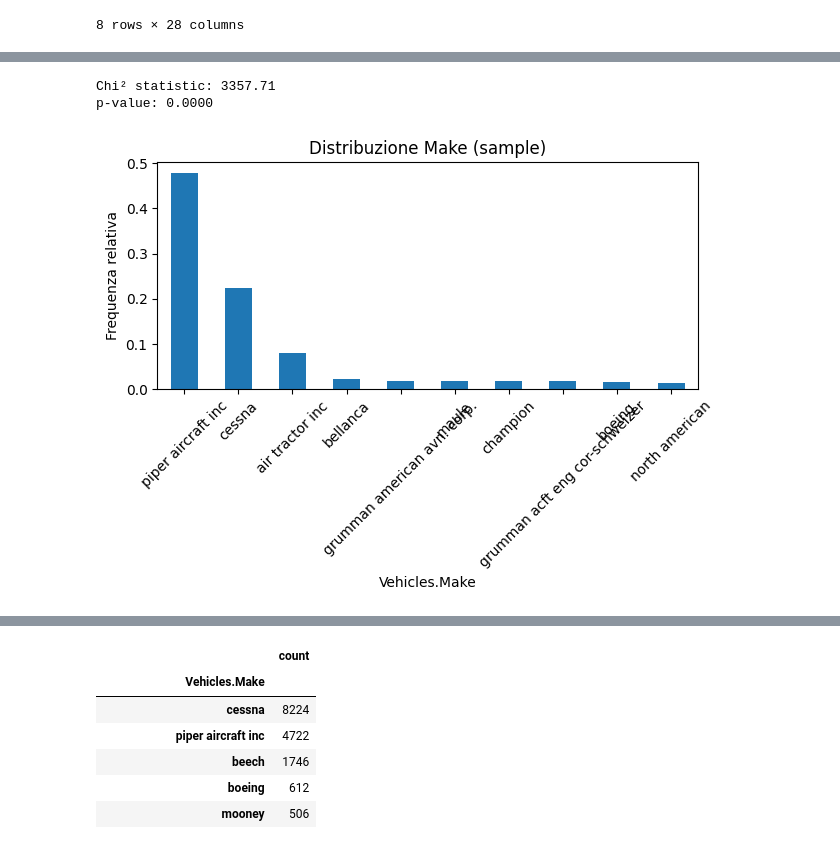
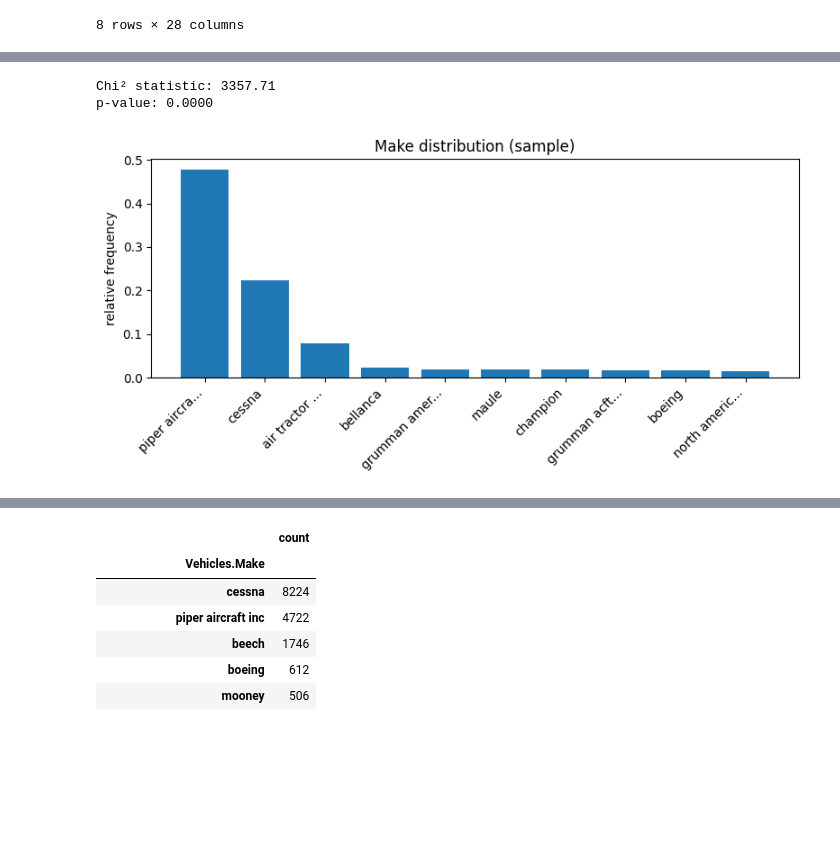
Before and after one commit to tratom/fcul-ipai-project, a Jupyter notebook: project.ipynb, the cells around one changed output, grey strips where cells are left out. Drawn from its saved outputs; the diff is of its cells as text; code cells hidden in the pictures; blank space fills up the shorter version.

```diff
--- a/project.ipynb
+++ b/project.ipynb
@@ -815,5 +807,7 @@ df_matches.to_csv(PATH+"binding/matched_results.csv", index=False)
 # %% [markdown]
 ## MultinomialLogit
 # %%
-df_bert = pd.read_csv('data_sources/profiling/ntsb_with_zero_shot.csv')
+df_bert = pd.read_csv('data_sources/binding/ntsb_with_zero_shot.csv')
 df_ntsb = pd.read_pickle('data_sources/accident_weather_enriched.pkl')
+df_ntsb['ProbableCause_ZeroShot'] = df_bert['ProbableCause_ZeroShot']
+df_ntsb.columns
@@ -990,0 +983,15 @@ dtype: int64
+# %%
+# Variance_Inflation_Factor
+df_corr = df_corr.dropna()
+X = sm.add_constant(df_corr)
+
+vif_data = []
+for i, col in enumerate(X.columns):
+    if col == 'const':
+        continue
+    vif = variance_inflation_factor(X.values, i)
+    vif_data.append({'variable': col, 'VIF': vif})
+
+vif_df = pd.DataFrame(vif_data).sort_values('VIF', ascending=False).reset_index(drop=True)
+
+print(vif_df)
@@ -1068,28 +1072,24 @@ cloud_cover          0.188036       -0.094166        0.130165     1.000000
 # %%
-import pandas as pd
-from scipy.stats import chisquare
-import matplotlib.pyplot as plt
-from rapidfuzz import distance
 
-# === 1. Caricamento dati ===
+# Loading the datasets
 df_ntsb = pd.read_pickle('data_sources/filtered/ntsb.pkl')
 df_sample = pd.read_csv('data_sources/binding/matched_results.csv')
 
-# === 2. Pulizia e normalizzazione del testo ===
+# Cleaning and Normalization
 def clean_text(s):
     return str(s).lower().strip()
 
 df_ntsb['Vehicles.Make'] = df_ntsb['Vehicles.Make'].apply(clean_text)
 df_sample['Vehicles.Make'] = df_sample['Vehicles.Make'].apply(clean_text)
 
-# === 3. Unione di tutti i valori unici per clustering ===
+# === 3. Union of Makes ===
 all_makes = pd.concat([
     df_ntsb['Vehicles.Make'],
     df_sample['Vehicles.Make']
 ]).dropna().unique().tolist()
 
-# === 4. Definizione di tokenizer “intelligente” ===
-#    Rimuoviamo i token generici di aziende aeronautiche:
+# === 4. Definition of "intelligent" tokenizer===
+#   We remove the generic tokens of aeronautical companies:
 STOPWORDS = {
     'aircraft', 'aircrafts', 'inc', 'inc.', 'corp', 'corp.',
     'company', 'company.', 'co', 'co.', 'ltd', 'ltd.', 'llc', 'srl',
@@ -1102,13 +1102,13 @@ def tokenize_clean(s):
     Divide la stringa in parole, rimuove i token “stopwords”
     e restituisce l’insieme dei token rimanenti.
     """
-    tokens = set(s.replace(',', ' ').split())  # separa su spazi e virgole
+    tokens = set(s.replace(',', ' ').split())
     return {t for t in tokens if t not in STOPWORDS}
 
-# === 5. Precalcolo dei token per ogni make ===
+# === 5. Pre-calculation of tokens for each make ===
 token_cache = {m: tokenize_clean(m) for m in all_makes}
 
-# === 6. Clustering combinato (ottimizzato) ===
+# === 6. Combined clustering ===
 make_clusters = {}
 representatives = []
 
@@ -1118,64 +1118,71 @@ for make in all_makes:
 
     for rep in representatives:
         rep_tokens = token_cache[rep]
-        # COMPUTO OVERLAP ≔ intersezione dei token “significativi”
         token_overlap = len(make_tokens & rep_tokens)
-        # CALCOLO similarità Jaro-Winkler sulla stringa completa
         similarity = distance.JaroWinkler.similarity(make, rep)
 
-        # Criterio ibrido:
-        #   • due o più token non “generici” in comune
-        #   • oppure similarità ≥ 0.8
+        # Hybrid policy:
+        #   • two or more non-generic tokens in common
+        #   • or similarity 0.8
         if token_overlap > 2 or similarity >= 0.85:
             make_clusters[make] = rep
             matched = True
             break
 
     if not matched:
-        # Se non ho trovato alcun rappresentante compatibile, ne creo uno nuovo
+        # If I have not found a compatible representative, I create a new one
         make_clusters[make] = make
         representatives.append(make)
 
-# === 7. Applicazione del mapping a entrambi i dataset ===
+# === 7. Mapping  ===
 df_ntsb['Vehicles.Make'] = df_ntsb['Vehicles.Make'].map(make_clusters)
 df_sample['Vehicles.Make'] = df_sample['Vehicles.Make'].map(make_clusters)
 
-# === 8. Calcolo delle frequenze assolute ===
+# === 8. Count Frequencies ===
 freq_full = df_ntsb['Vehicles.Make'].value_counts()
 freq_sample = df_sample['Vehicles.Make'].value_counts()
 
-# === 9. Allineamento delle categorie comuni ===
+# === 9. Align Frequencies ===
 common_makes = freq_full.index.intersection(freq_sample.index)
 counts_sample = freq_sample[common_makes]
 counts_full = freq_full[common_makes]
 
-# === 10. Frequenze attese (scala su dimensione del sample) ===
+# === 10. Frequency Normalization ===
 expected = counts_full / counts_full.sum() * counts_sample.sum()
 
 # === 11. Test Chi-quadrato ===
 chi2_stat, p_value = chisquare(f_obs=counts_sample, f_exp=expected)
 print(f"Chi² statistic: {chi2_stat:.2f}")
 print(f"p-value: {p_value:.4f}")
 
-# === 12. Plot delle frequenze (opzionale) ===
+# === 12. Plot  ===
 freq_sample_norm = freq_sample / freq_sample.sum()
-freq_sample_norm.head(10).plot(
-    kind='bar',
-    title='Distribuzione Make (sample)',
-    ylabel='Frequenza relativa',
-    rot=45
-)
+top10 = freq_sample_norm.head(10)
+
+# label shortening function
+def shorten_label(label, max_len=12):
+    return label if len(label) <= max_len else label[:max_len] + '...'
+
+
+short_labels = [shorten_label(lbl) for lbl in top10.index]
+
+# Plot
+fig, ax = plt.subplots(figsize=(8, 4))
+ax.bar(short_labels, top10.values)
+ax.set_title('Make distribution (sample)')
+ax.set_ylabel('relative frequency')
+ax.set_xticklabels(short_labels, rotation=45, ha='right')
+
 plt.tight_layout()
 plt.show()
-
-# === 13. Salvataggio del mapping (opzionale ma consigliato) ===
+# === 13. Save ===
 mapping_df = pd.DataFrame(
     list(make_clusters.items()),
     columns=['original_make', 'standardized_make']
 )
 mapping_df.to_csv('make_clusters_combined_optimized.csv', index=False)
-print("✅ Mapping salvato in make_clusters_combined_optimized.csv")
+print(" Mapping saved in make_clusters_combined_optimized.csv")
 # %% [output]
 Chi² statistic: 3357.71
 p-value: 0.0000
-[figure, old version]
+[figure, new version]
```
Also changed, not shown: parts of 37 cells of this notebook, 6 other files.
